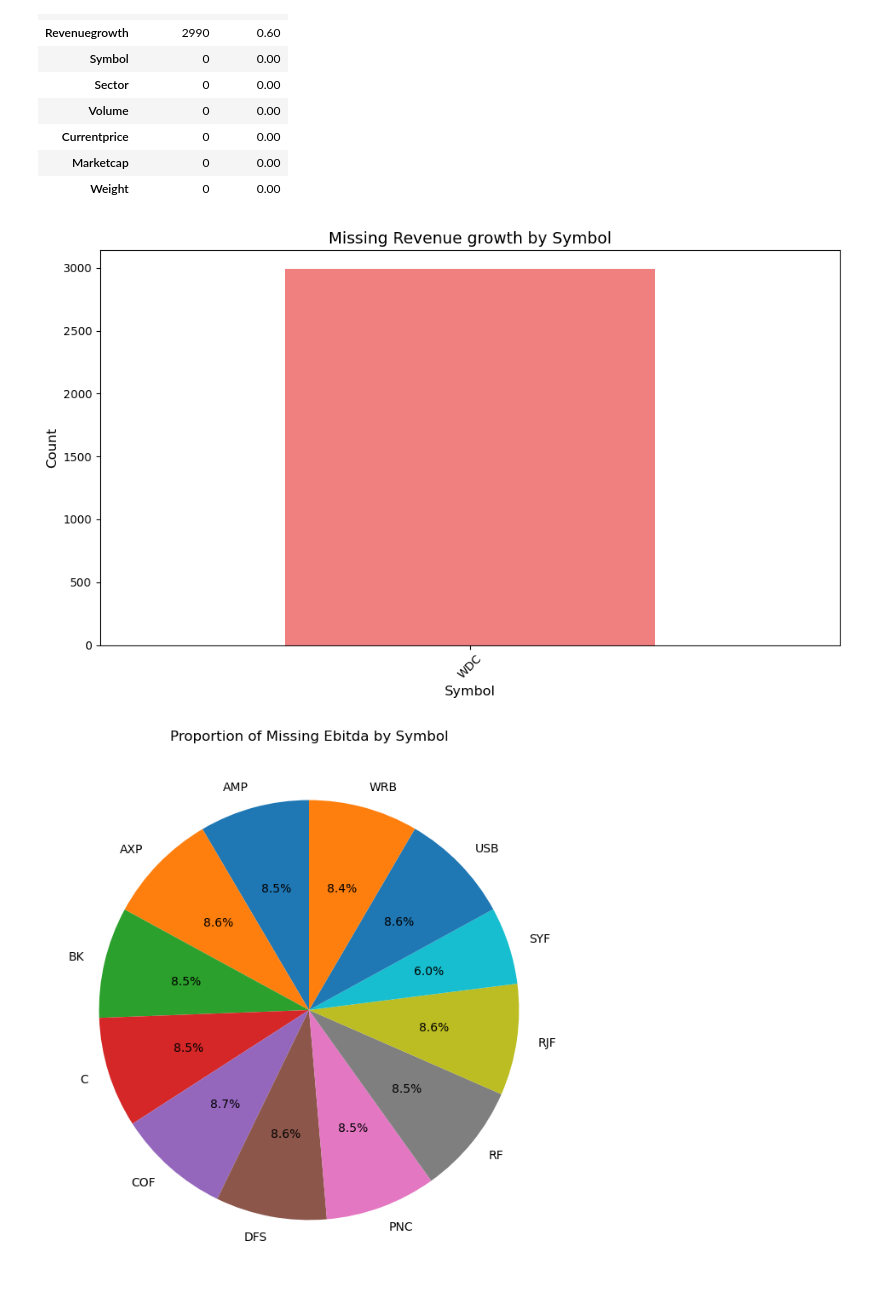
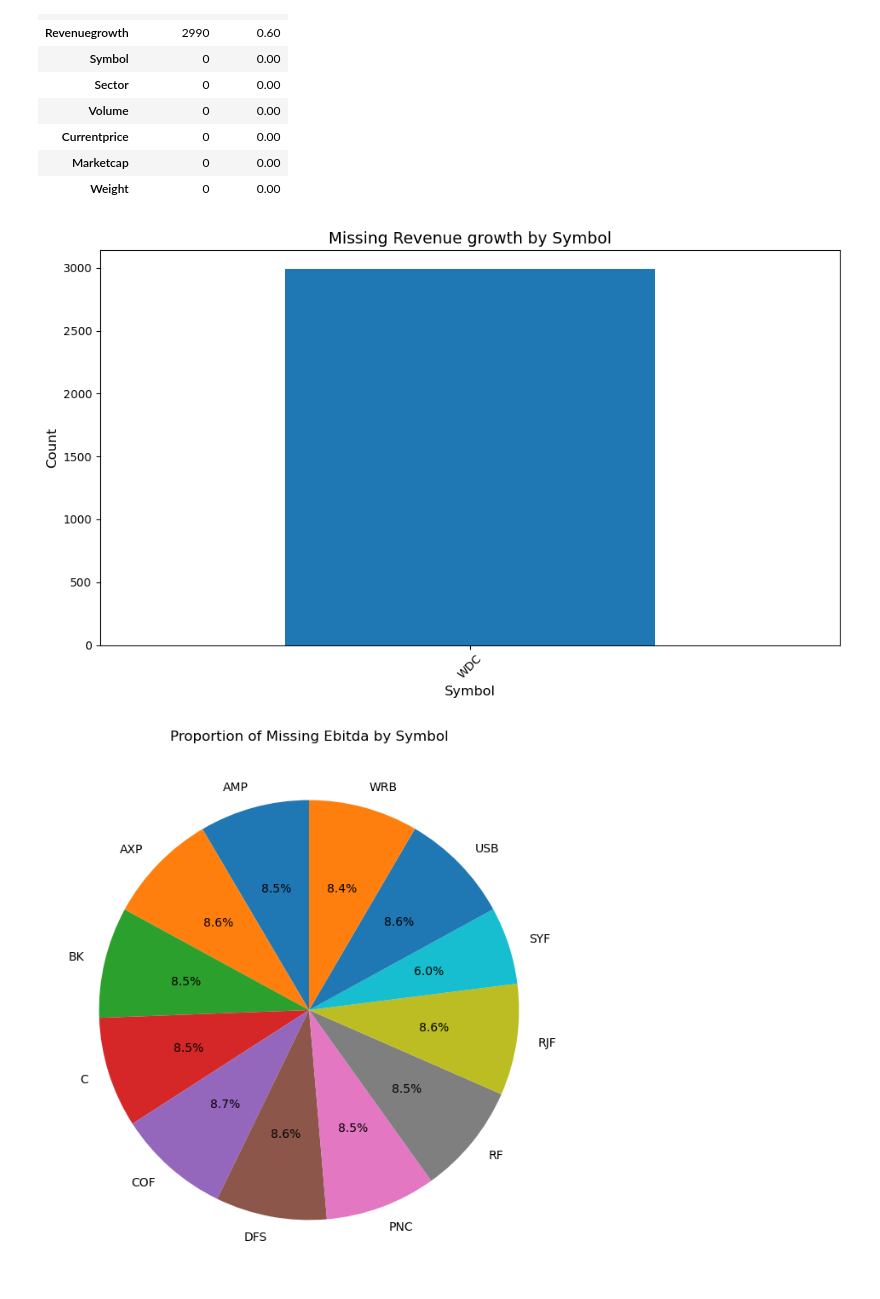
Before and after one commit to KayMichnicki/AAI510-Final-Project, a Jupyter notebook: AAI510_Stock_Clustering.ipynb, the cells around one changed output. Drawn from its saved outputs; the diff is of its cells as text; code cells hidden in the pictures.

```diff
--- a/AAI510_Stock_Clustering.ipynb
+++ b/AAI510_Stock_Clustering.ipynb
@@ -96,17 +96,17 @@ result
 # %%
 missing_revenuegrowth = stocks[stocks['Revenuegrowth'].isnull()].groupby(stocks['Symbol']).size()
 
 # Create a bar chart
 plt.figure(figsize=(10, 6))
-missing_revenuegrowth.plot(kind='bar', color=color)
+missing_revenuegrowth.plot(kind='bar')
 plt.title('Missing Revenue growth by Symbol', fontsize=14)
 plt.xlabel('Symbol', fontsize=12)
 plt.ylabel('Count', fontsize=12)
 plt.xticks(rotation=45)
 plt.tight_layout()
 plt.show()
 # %% [output]
-[figure, old version]
+[figure, new version]
 # %%
 missing_ebitda = stocks[stocks['Ebitda'].isnull()].groupby(stocks['Symbol']).size()
 
```
Also changed, not shown: parts of 10 cells of this notebook.
